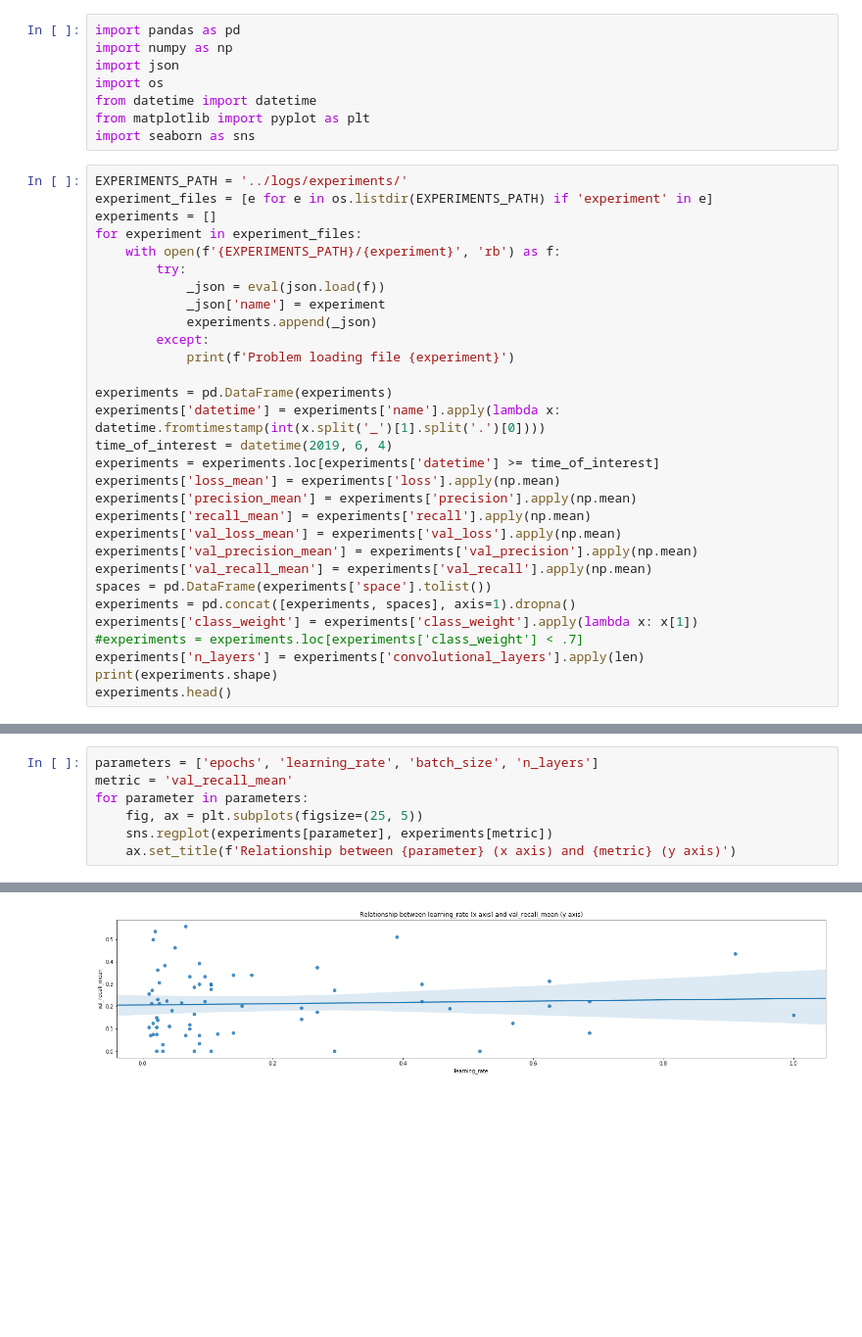
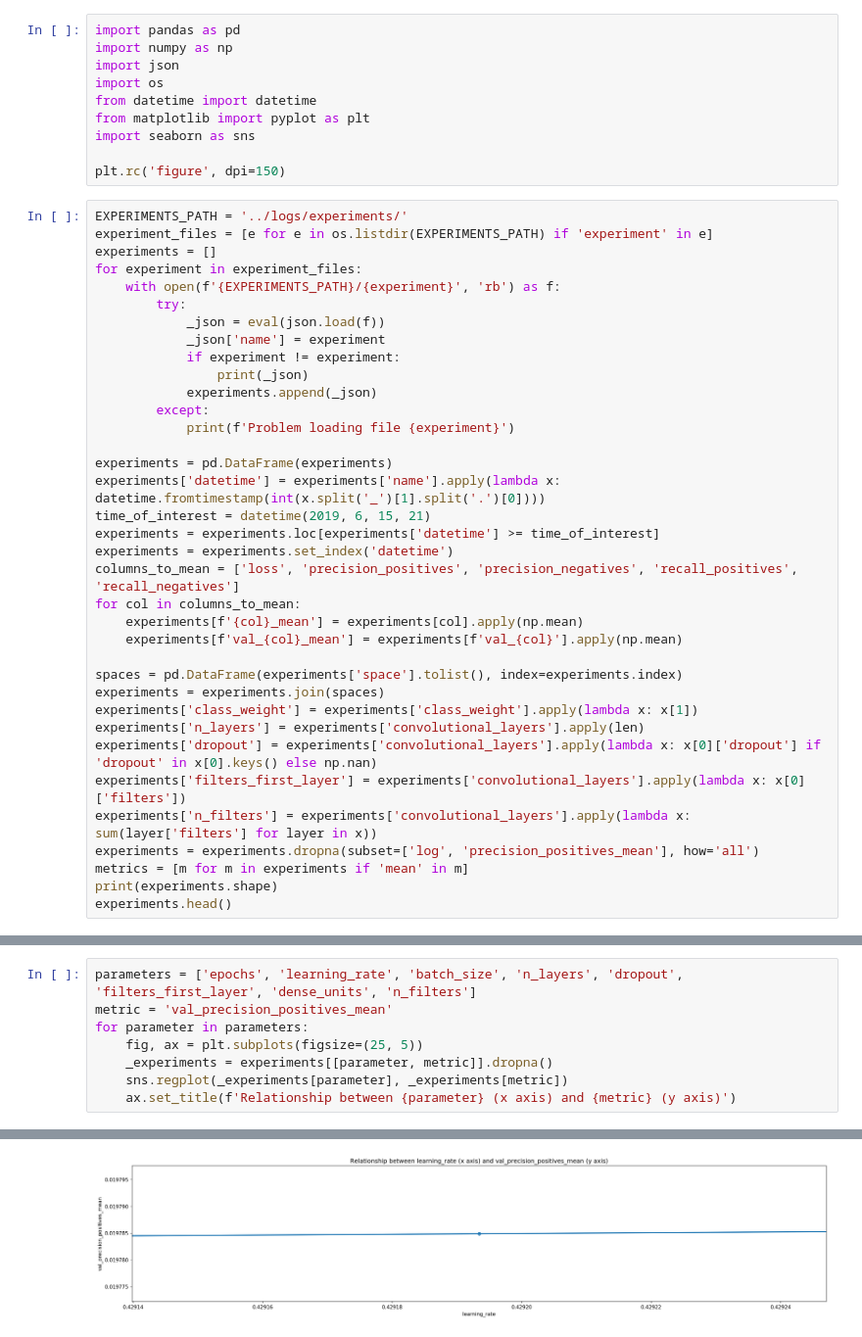
Before and after one commit to javiermas/building-damage, a Jupyter notebook: notebooks/TUTORIAL_04_viewing_experiments.ipynb, the cells around one changed output, grey strips where cells are left out. Shown at 98% size. Drawn from its saved outputs; the diff is of its cells as text; blank space fills up the shorter version.

```diff
--- a/notebooks/TUTORIAL_04_viewing_experiments.ipynb
+++ b/notebooks/TUTORIAL_04_viewing_experiments.ipynb
@@ -6,6 +6,8 @@ import os
 from datetime import datetime
 from matplotlib import pyplot as plt
 import seaborn as sns
+
+plt.rc('figure', dpi=150)
 # %%
 EXPERIMENTS_PATH = '../logs/experiments/'
 experiment_files = [e for e in os.listdir(EXPERIMENTS_PATH) if 'experiment' in e]
@@ -15,25 +17,31 @@ for experiment in experiment_files:
         try:
             _json = eval(json.load(f))
             _json['name'] = experiment
+            if experiment != experiment:
+                print(_json)
             experiments.append(_json)
         except:
             print(f'Problem loading file {experiment}')
 
 experiments = pd.DataFrame(experiments)
 experiments['datetime'] = experiments['name'].apply(lambda x: datetime.fromtimestamp(int(x.split('_')[1].split('.')[0])))
-time_of_interest = datetime(2019, 6, 4)
+time_of_interest = datetime(2019, 6, 15, 21)
 experiments = experiments.loc[experiments['datetime'] >= time_of_interest]
-experiments['loss_mean'] = experiments['loss'].apply(np.mean)
-experiments['precision_mean'] = experiments['precision'].apply(np.mean)
-experiments['recall_mean'] = experiments['recall'].apply(np.mean)
-experiments['val_loss_mean'] = experiments['val_loss'].apply(np.mean)
-experiments['val_precision_mean'] = experiments['val_precision'].apply(np.mean)
-experiments['val_recall_mean'] = experiments['val_recall'].apply(np.mean)
-spaces = pd.DataFrame(experiments['space'].tolist())
-experiments = pd.concat([experiments, spaces], axis=1).dropna()
+experiments = experiments.set_index('datetime')
+columns_to_mean = ['loss', 'precision_positives', 'precision_negatives', 'recall_positives', 'recall_negatives']
+for col in columns_to_mean:
+    experiments[f'{col}_mean'] = experiments[col].apply(np.mean)
+    experiments[f'val_{col}_mean'] = experiments[f'val_{col}'].apply(np.mean)
+
+spaces = pd.DataFrame(experiments['space'].tolist(), index=experiments.index)
+experiments = experiments.join(spaces)
 experiments['class_weight'] = experiments['class_weight'].apply(lambda x: x[1])
-#experiments = experiments.loc[experiments['class_weight'] < .7]
 experiments['n_layers'] = experiments['convolutional_layers'].apply(len)
+experiments['dropout'] = experiments['convolutional_layers'].apply(lambda x: x[0]['dropout'] if 'dropout' in x[0].keys() else np.nan)
+experiments['filters_first_layer'] = experiments['convolutional_layers'].apply(lambda x: x[0]['filters'])
+experiments['n_filters'] = experiments['convolutional_layers'].apply(lambda x: sum(layer['filters'] for layer in x))
+experiments = experiments.dropna(subset=['log', 'precision_positives_mean'], how='all')
+metrics = [m for m in experiments if 'mean' in m]
 print(experiments.shape)
 experiments.head()
 # %% [output]
@@ -100,8 +123,9 @@ Name: 65, dtype: object
 # %%
-parameters = ['epochs', 'learning_rate', 'batch_size', 'n_layers']
-metric = 'val_recall_mean'
+parameters = ['epochs', 'learning_rate', 'batch_size', 'n_layers', 'dropout', 'filters_first_layer', 'dense_units', 'n_filters']
+metric = 'val_precision_positives_mean'
 for parameter in parameters:
     fig, ax = plt.subplots(figsize=(25, 5))
-    sns.regplot(experiments[parameter], experiments[metric])
+    _experiments = experiments[[parameter, metric]].dropna()
+    sns.regplot(_experiments[parameter], _experiments[metric])
     ax.set_title(f'Relationship between {parameter} (x axis) and {metric} (y axis)')
 # %% [output]
@@ -109 +133 @@ for parameter in parameters:
-[figure, old version]
+[figure, new version]
```
Also changed, not shown: parts of 8 cells of this notebook, 2 other files.
